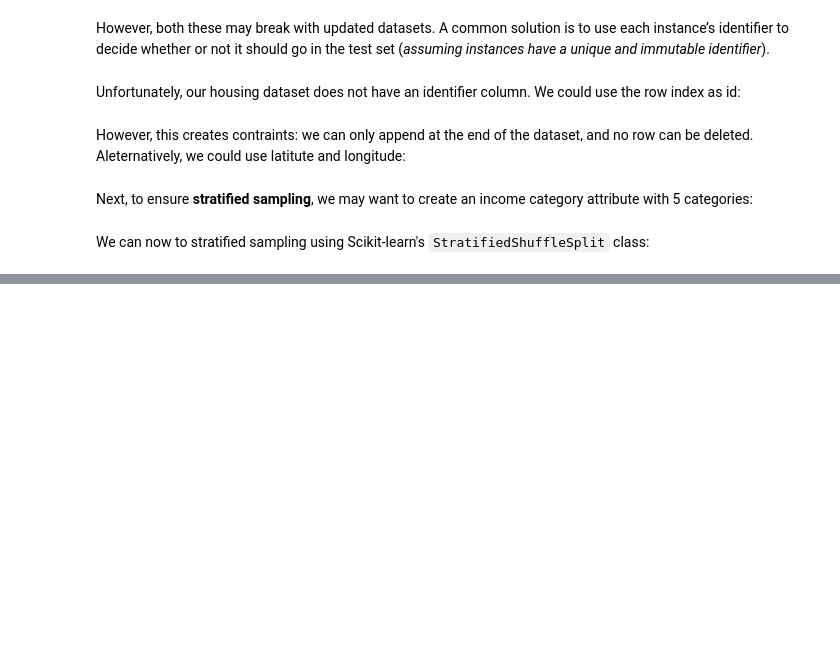
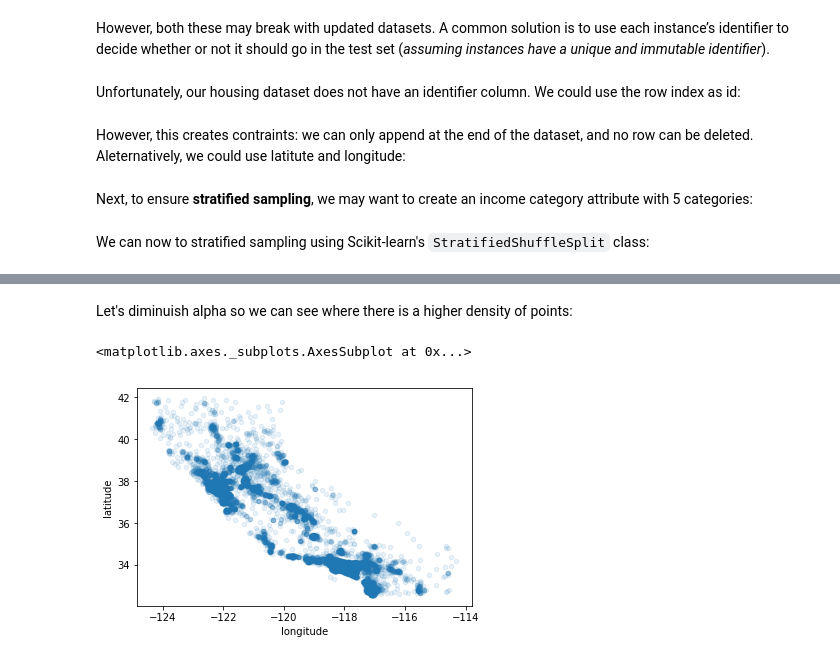
Before and after one commit to giuseppebaldini/ml-scikit-keras-tensorflow, a Jupyter notebook: 02.Machine_Learning_Project.ipynb, the cells around one changed output, grey strips where cells are left out. Cells and saved outputs as stored; diff of their text form; code cells hidden in the pictures; blank space fills up the shorter version.

```diff
--- a/02.Machine_Learning_Project.ipynb
+++ b/02.Machine_Learning_Project.ipynb
@@ -177,0 +216,7 @@ We can now to stratified sampling using Scikit-learn's `StratifiedShuffleSplit`
+# %% [markdown]
+Let's diminuish alpha so we can see where there is a higher density of points:
+# %%
+housing.plot(kind="scatter", x="longitude", y="latitude", alpha=0.1)
+# %% [output]
+<matplotlib.axes._subplots.AxesSubplot at 0x...>
+[figure, added]
```
Also changed, not shown: parts of 9 cells of this notebook.
